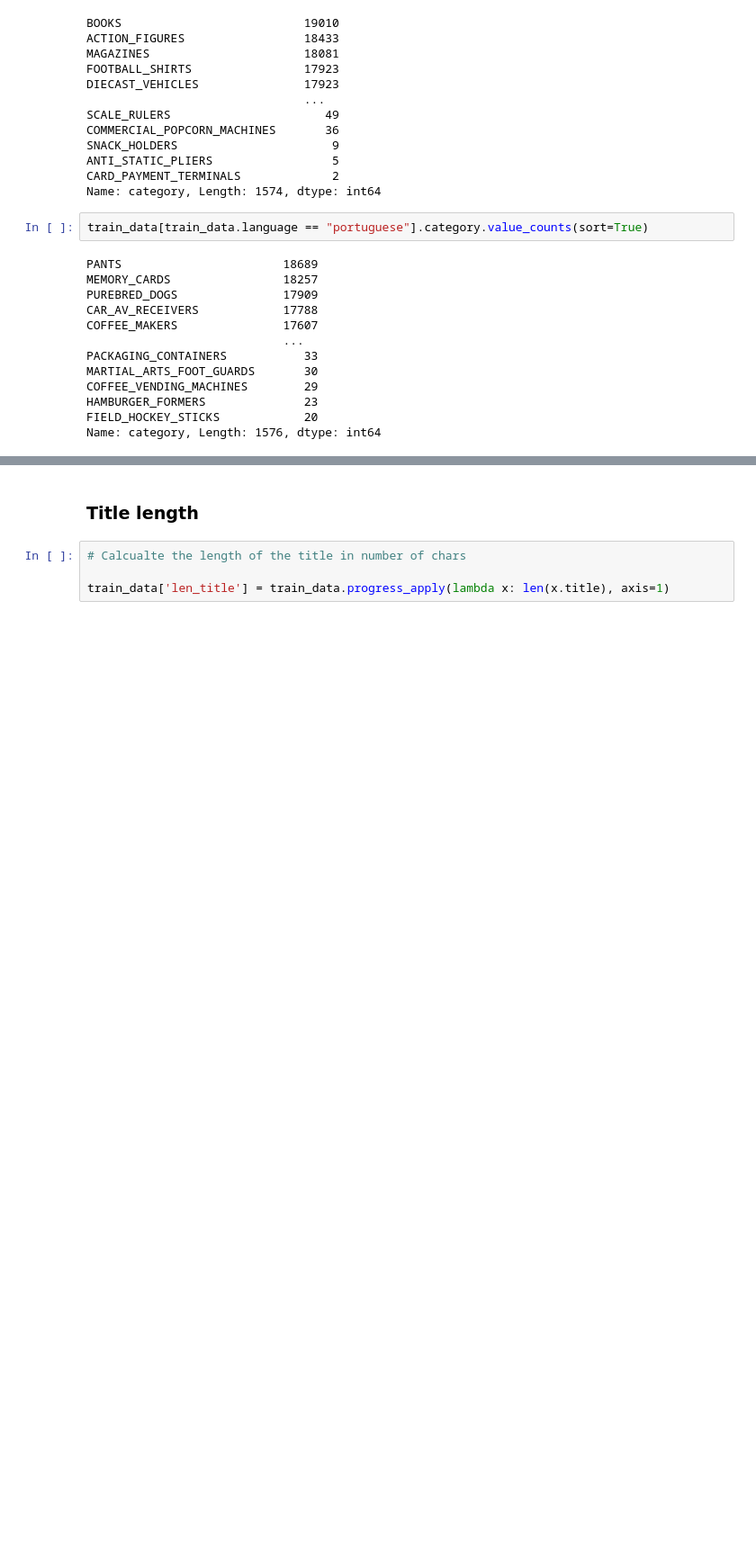
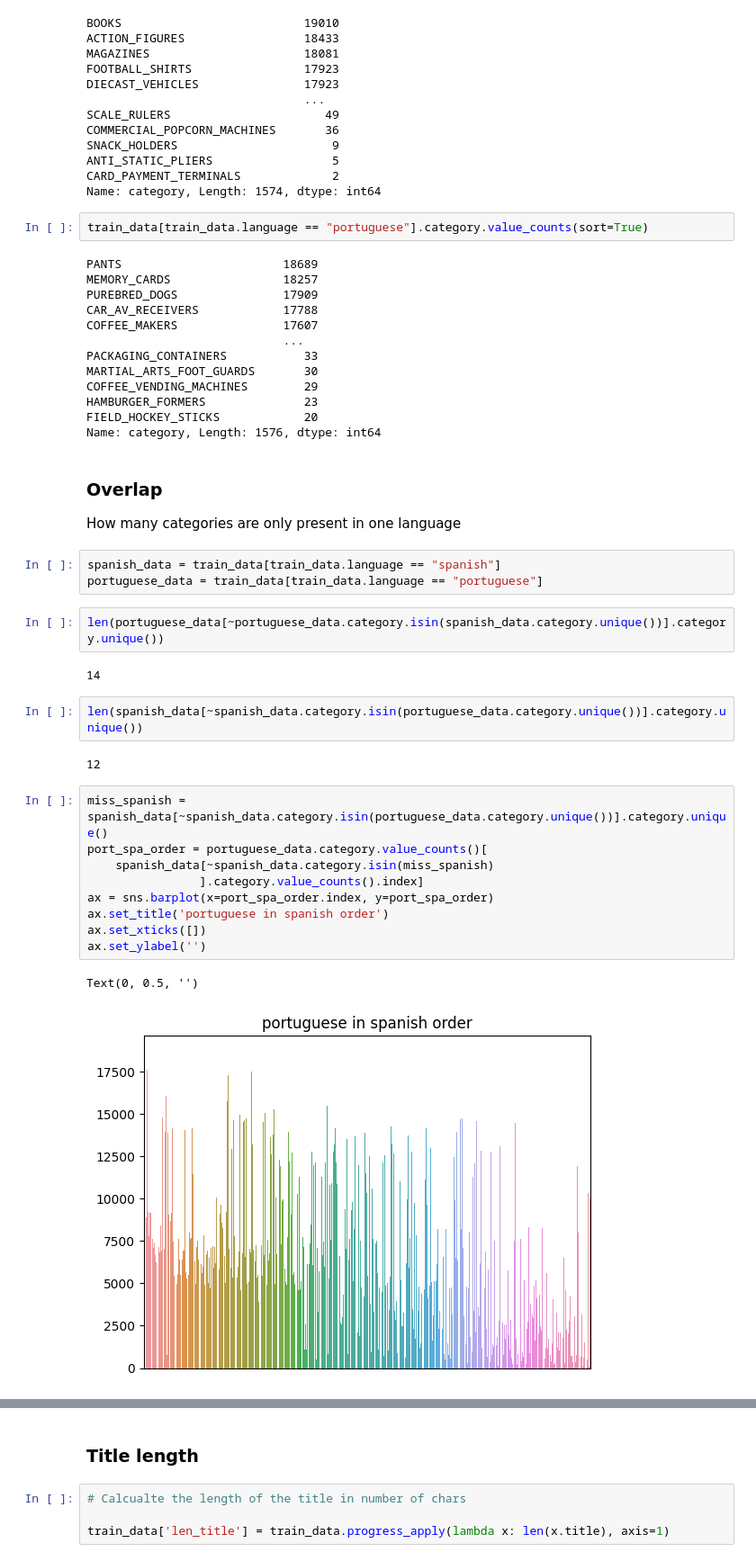
Before and after one commit to bleand/meli2019, a Jupyter notebook: notebooks/1 - EDA.ipynb, the cells around one changed output, grey strips where cells are left out. Shown: that part at 90% size. Saved outputs shown, nothing was run; the diff lists cells and outputs as text; blank space fills up the shorter version.

Commit message:
new visuals

```diff
--- a/notebooks/1 - EDA.ipynb
+++ b/notebooks/1 - EDA.ipynb
@@ -175,3 +175,29 @@ COFFEE_VENDING_MACHINES        29
 HAMBURGER_FORMERS              23
 FIELD_HOCKEY_STICKS            20
 Name: category, Length: 1576, dtype: int64
+# %% [markdown]
+### Overlap
+How many categories are only present in one language
+# %%
+spanish_data = train_data[train_data.language == "spanish"]
+portuguese_data = train_data[train_data.language == "portuguese"]
+# %%
+len(portuguese_data[~portuguese_data.category.isin(spanish_data.category.unique())].category.unique())
+# %% [output]
+14
+# %%
+len(spanish_data[~spanish_data.category.isin(portuguese_data.category.unique())].category.unique())
+# %% [output]
+12
+# %%
+miss_spanish = spanish_data[~spanish_data.category.isin(portuguese_data.category.unique())].category.unique()
+port_spa_order = portuguese_data.category.value_counts()[
+    spanish_data[~spanish_data.category.isin(miss_spanish)
+                ].category.value_counts().index]
+ax = sns.barplot(x=port_spa_order.index, y=port_spa_order)
+ax.set_title('portuguese in spanish order')
+ax.set_xticks([])
+ax.set_ylabel('')
+# %% [output]
+Text(0, 0.5, '')
+[figure, added]
```
Also changed, not shown: parts of 3 cells of this notebook.
